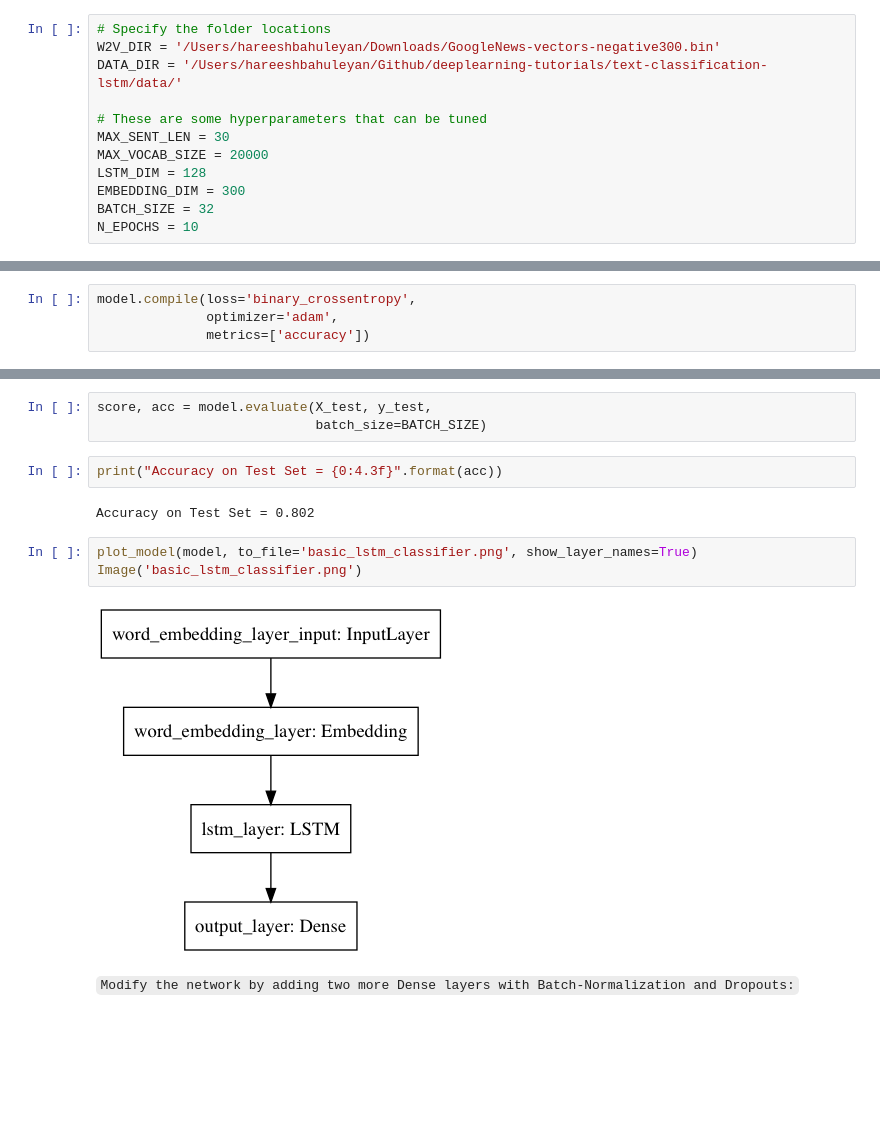
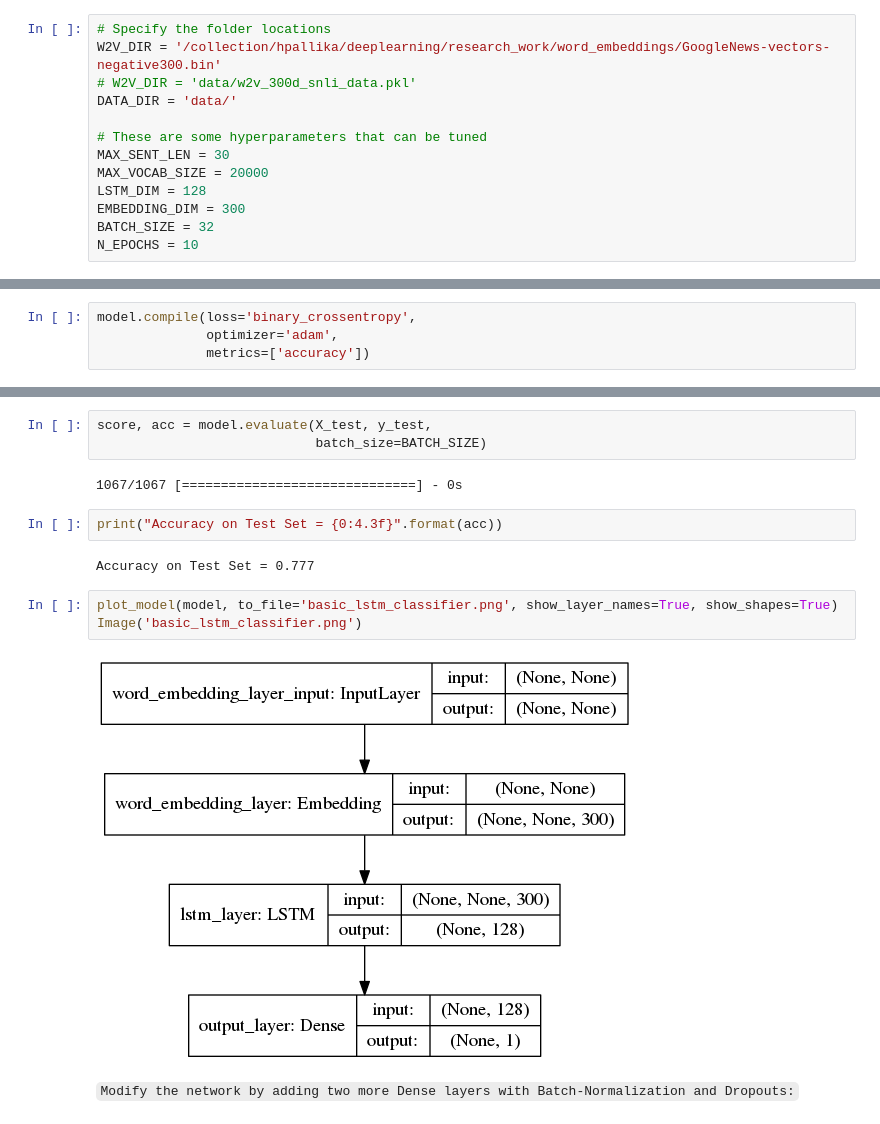
Before and after one commit to HareeshBahuleyan/deeplearning-tutorials, a Jupyter notebook: text-classification-lstm/lstm-sentiment-analysis.ipynb, the cells around one changed output, grey strips where cells are left out. Saved outputs shown, nothing was run; the diff lists cells and outputs as text; blank space fills up the shorter version.

```diff
--- a/text-classification-lstm/lstm-sentiment-analysis.ipynb
+++ b/text-classification-lstm/lstm-sentiment-analysis.ipynb
@@ -20,7 +50,8 @@ Using TensorFlow backend.
 # %%
 # Specify the folder locations
-W2V_DIR = '/Users/hareeshbahuleyan/Downloads/GoogleNews-vectors-negative300.bin'
-DATA_DIR = '/Users/hareeshbahuleyan/Github/deeplearning-tutorials/text-classification-lstm/data/'
+W2V_DIR = '/collection/hpallika/deeplearning/research_work/word_embeddings/GoogleNews-vectors-negative300.bin'
+# W2V_DIR = 'data/w2v_300d_snli_data.pkl'
+DATA_DIR = 'data/'
 
 # These are some hyperparameters that can be tuned
 MAX_SENT_LEN = 30
@@ -148,15 +275,17 @@ Epoch 10/10
 # %%
 score, acc = model.evaluate(X_test, y_test,
                             batch_size=BATCH_SIZE)
+# %% [output]
+1067/1067 [==============================] - 0s
 # %%
 print("Accuracy on Test Set = {0:4.3f}".format(acc))
 # %% [output]
-Accuracy on Test Set = 0.802
+Accuracy on Test Set = 0.777
 # %%
-plot_model(model, to_file='basic_lstm_classifier.png', show_layer_names=True)
+plot_model(model, to_file='basic_lstm_classifier.png', show_layer_names=True, show_shapes=True)
 Image('basic_lstm_classifier.png')
 # %% [output]
-[figure, old version]
+[figure, new version]
 # %% [markdown]
 <code>Modify the network by adding two more Dense layers with Batch-Normalization and Dropouts:
 # %%
```
Also changed, not shown: parts of 26 cells of this notebook, 2 other files.
